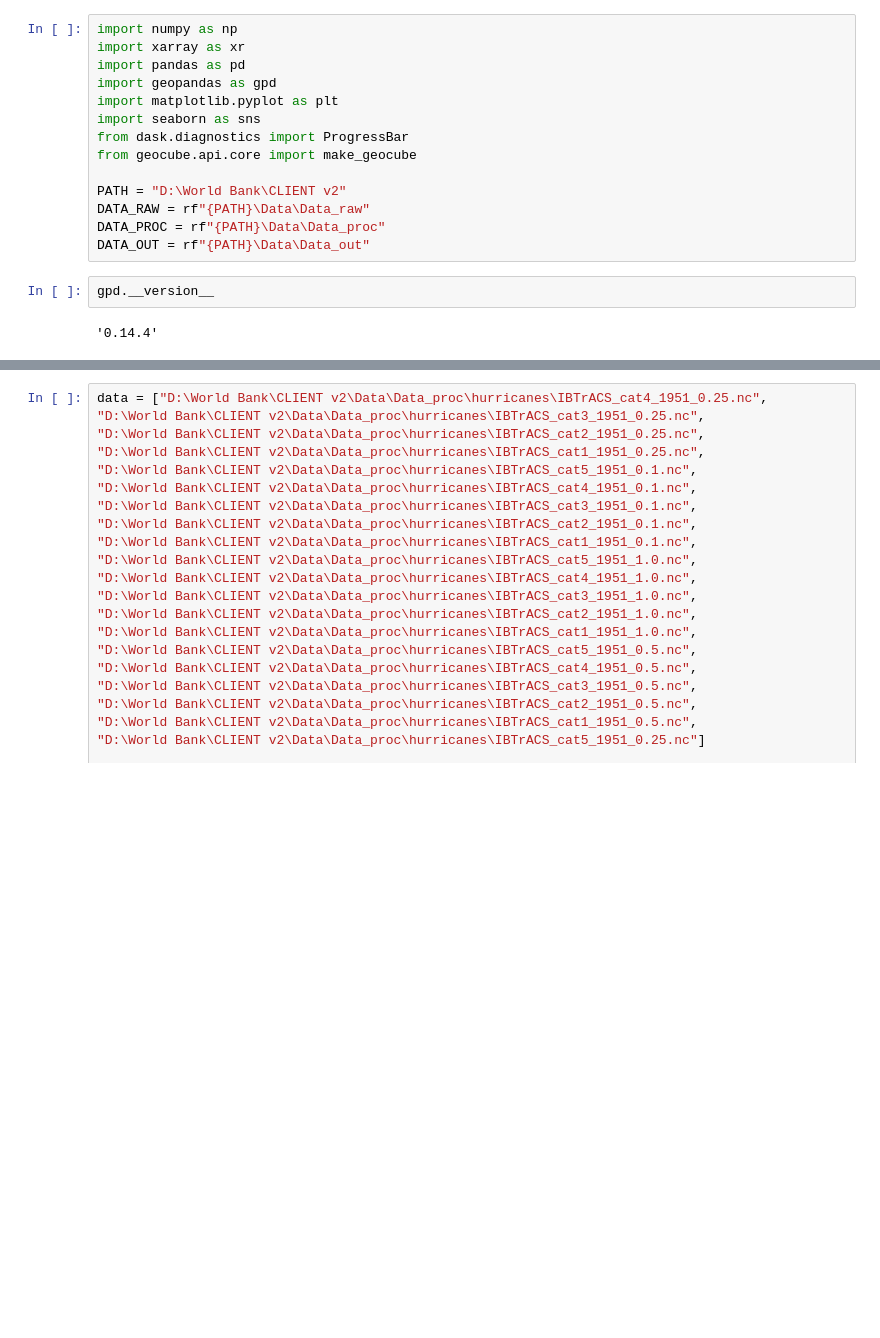
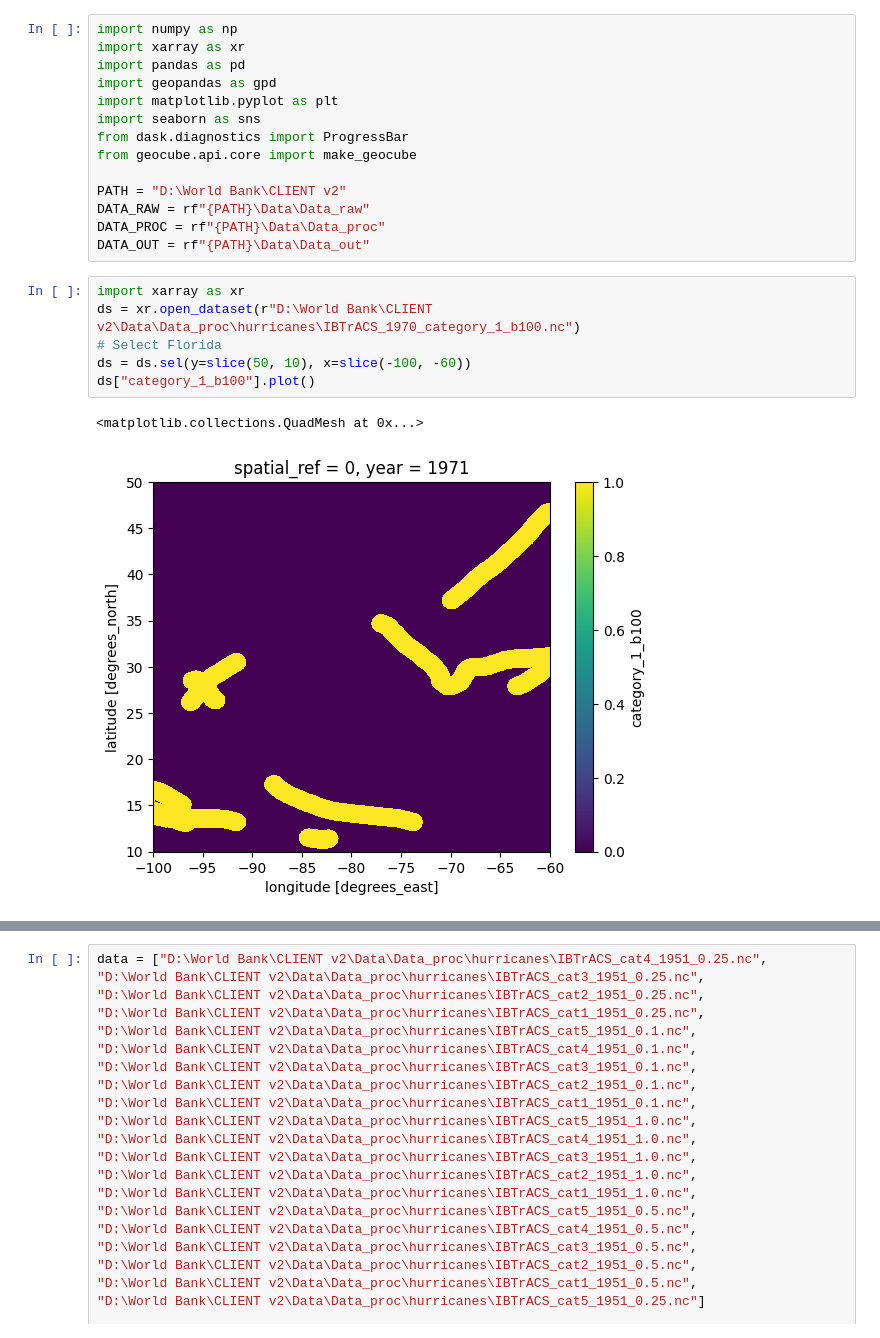
Before and after one commit to Queeno11/CLIENT-v2, a Jupyter notebook: debug.ipynb, the cells around one changed output, grey strips where cells are left out. Saved outputs shown, nothing was run; the diff lists cells and outputs as text; blank space fills up the shorter version.

Commit message:
Add hurricanes - working!

```diff
--- a/debug.ipynb
+++ b/debug.ipynb
@@ -12,7 +12,12 @@ PATH = "D:\World Bank\CLIENT v2"
 DATA_RAW = rf"{PATH}\Data\Data_raw"
 DATA_PROC = rf"{PATH}\Data\Data_proc"
 DATA_OUT = rf"{PATH}\Data\Data_out"
-# %%
-gpd.__version__
-# %% [output]
-'0.14.4'
+# %%
+import xarray as xr
+ds = xr.open_dataset(r"D:\World Bank\CLIENT v2\Data\Data_proc\hurricanes\IBTrACS_1970_category_1_b100.nc")
+# Select Florida
+ds = ds.sel(y=slice(50, 10), x=slice(-100, -60))
+ds["category_1_b100"].plot()
+# %% [output]
+<matplotlib.collections.QuadMesh at 0x...>
+[figure, added]
```
Also changed, not shown: parts of 3 cells of this notebook, 3 other files.
